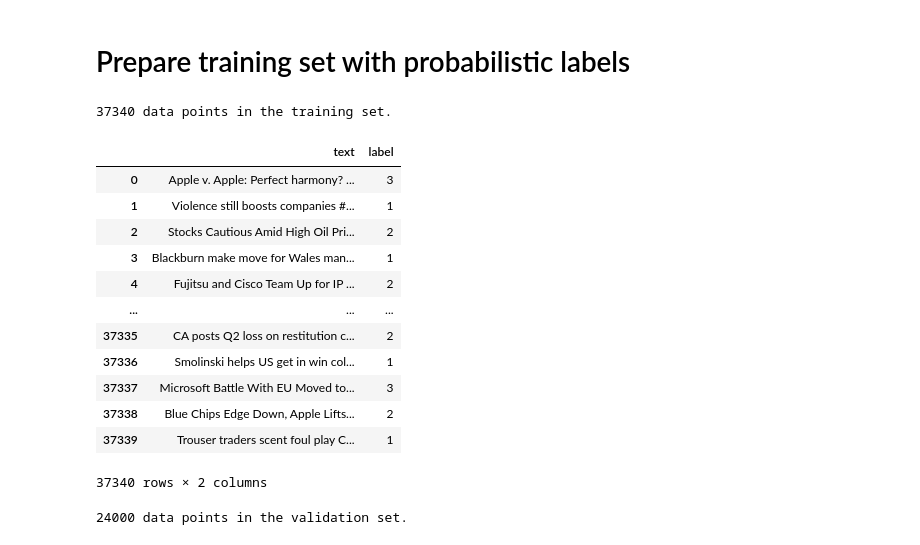
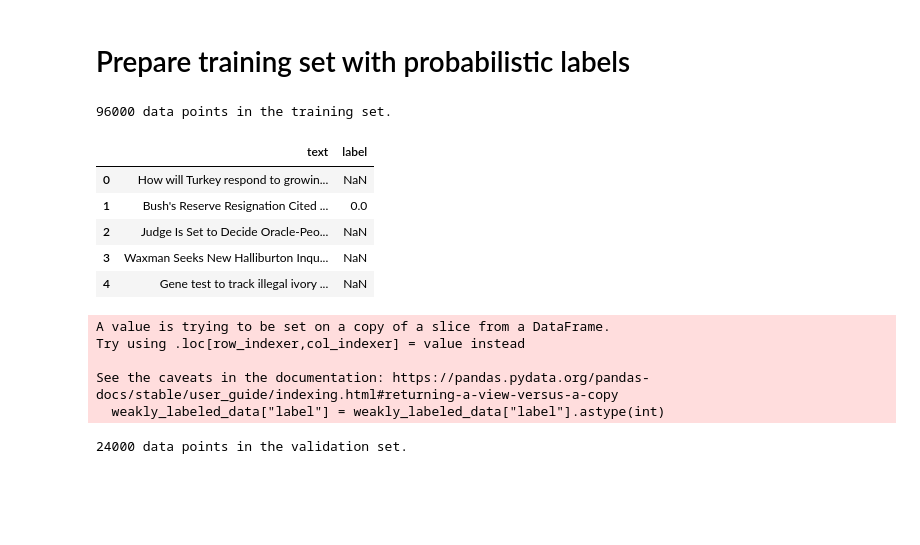
Before and after one commit to EdAbati/fsdl-2022-weak-supervision-project, a Jupyter notebook: services/jupyter/src/notebooks/rubrix/ag_news_dataset.ipynb, the cells around one changed output. Drawn from its saved outputs; the diff is of its cells as text; code cells hidden in the pictures; blank space fills up the shorter version.

```diff
--- a/services/jupyter/src/notebooks/rubrix/ag_news_dataset.ipynb
+++ b/services/jupyter/src/notebooks/rubrix/ag_news_dataset.ipynb
@@ -270,6 +264,6 @@ Experimented with different hyperparams and didn't see a significant change in t
 # %% [markdown]
 # Prepare training set with probabilistic labels
 # %%
-records = label_model.predict()
+records = label_model.predict(include_annotated_records=False, include_abstentions=True)
 # %%
 label2int = {'World': 0, 'Sports': 1, 'Business': 2, 'Sci/Tech': 3}
@@ -279,22 +273,25 @@ y_train = [label2int[rec.prediction[0][0]] for rec in records]
 # %%
-print(f"{len(X_train)} data points in the training set.")
+print(f"{len(X)} data points in the training set.")
 # %% [output]
-37340 data points in the training set.
+96000 data points in the training set.
-# %%
-# quick look at our training data with the weak labels from our label model
-with pd.option_context('display.max_colwidth', None):
-    display(pd.DataFrame({"text": X_train, "label": y_train}))
-# %% [output]
-|  | text | label |
-| 0 | Apple v. Apple: Perfect harmony? ... | 3 |
-| 1 | Violence still boosts companies #... | 1 |
-| 2 | Stocks Cautious Amid High Oil Pri... | 2 |
-| 3 | Blackburn make move for Wales man... | 1 |
-| 4 | Fujitsu and Cisco Team Up for IP ... | 2 |
-| ... | ... | ... |
-| 37335 | CA posts Q2 loss on restitution c... | 2 |
-| 37336 | Smolinski helps US get in win col... | 1 |
-| 37337 | Microsoft Battle With EU Moved to... | 3 |
-| 37338 | Blue Chips Edge Down, Apple Lifts... | 2 |
-| 37339 | Trouser traders scent foul play C... | 1 |
-37340 rows × 2 columns
+# %%
+all_data = pd.DataFrame({"text": X, "label": y})
+all_data.head()
+# %% [output]
+|  | text | label |
+| 0 | How will Turkey respond to growin... | NaN |
+| 1 | Bush's Reserve Resignation Cited ... | 0.0 |
+| 2 | Judge Is Set to Decide Oracle-Peo... | NaN |
+| 3 | Waxman Seeks New Halliburton Inqu... | NaN |
+| 4 | Gene test to track illegal ivory ... | NaN |
+# %%
+# separete weakly supervised dataset
+weakly_labeled_data = all_data[all_data["label"].notnull()]
+weakly_labeled_data["label"] = weakly_labeled_data["label"].astype(int)
+remaining_unlabeled_data = all_data[all_data["label"].isnull()].drop("label", axis=1)
+# %% [output]
+A value is trying to be set on a copy of a slice from a DataFrame.
+Try using .loc[row_indexer,col_indexer] = value instead
+
+See the caveats in the documentation: https://pandas.pydata.org/pandas-docs/stable/user_guide/indexing.html#returning-a-view-versus-a-copy
+  weakly_labeled_data["label"] = weakly_labeled_data["label"].astype(int)
```
Also changed, not shown: parts of 25 cells of this notebook, 4 other files.
